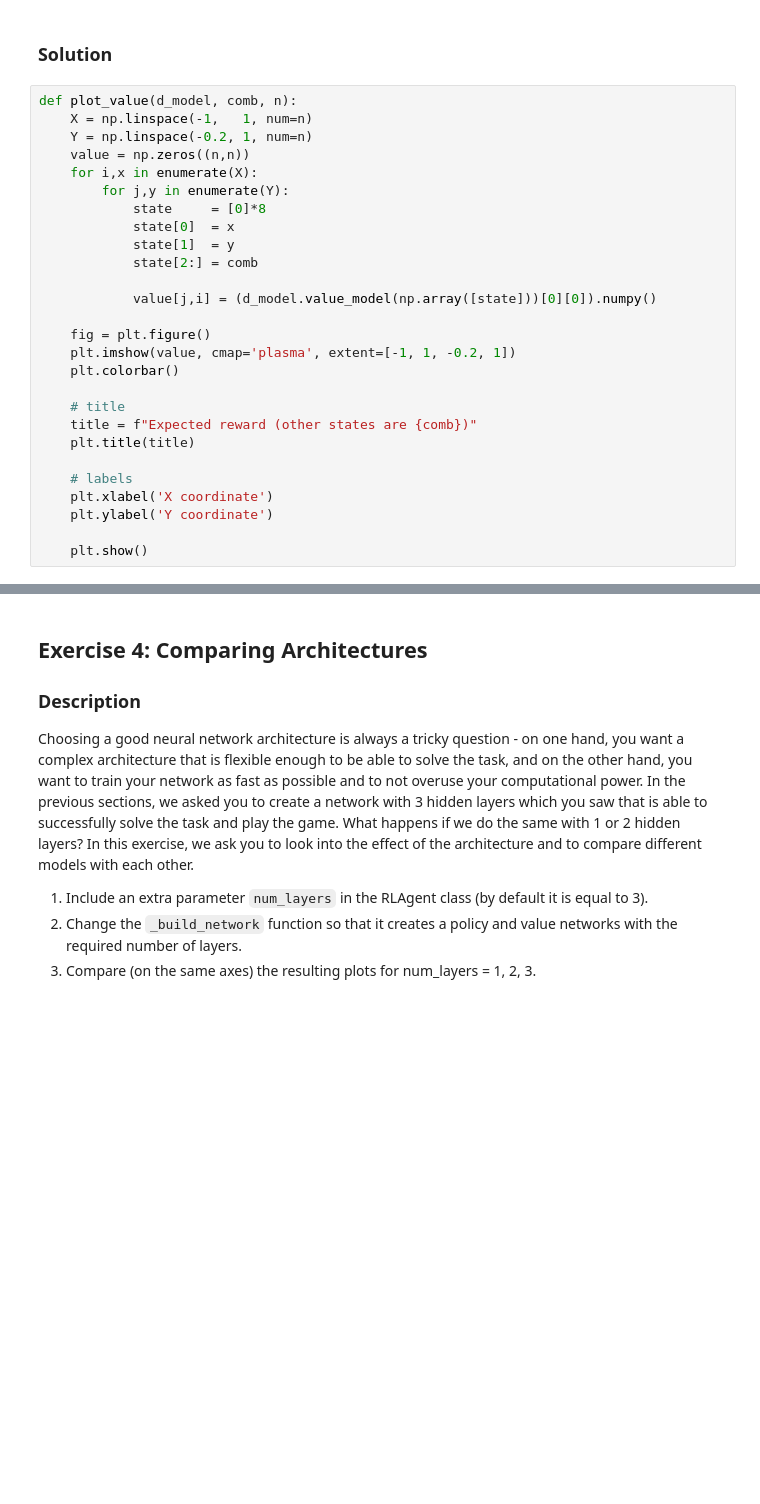
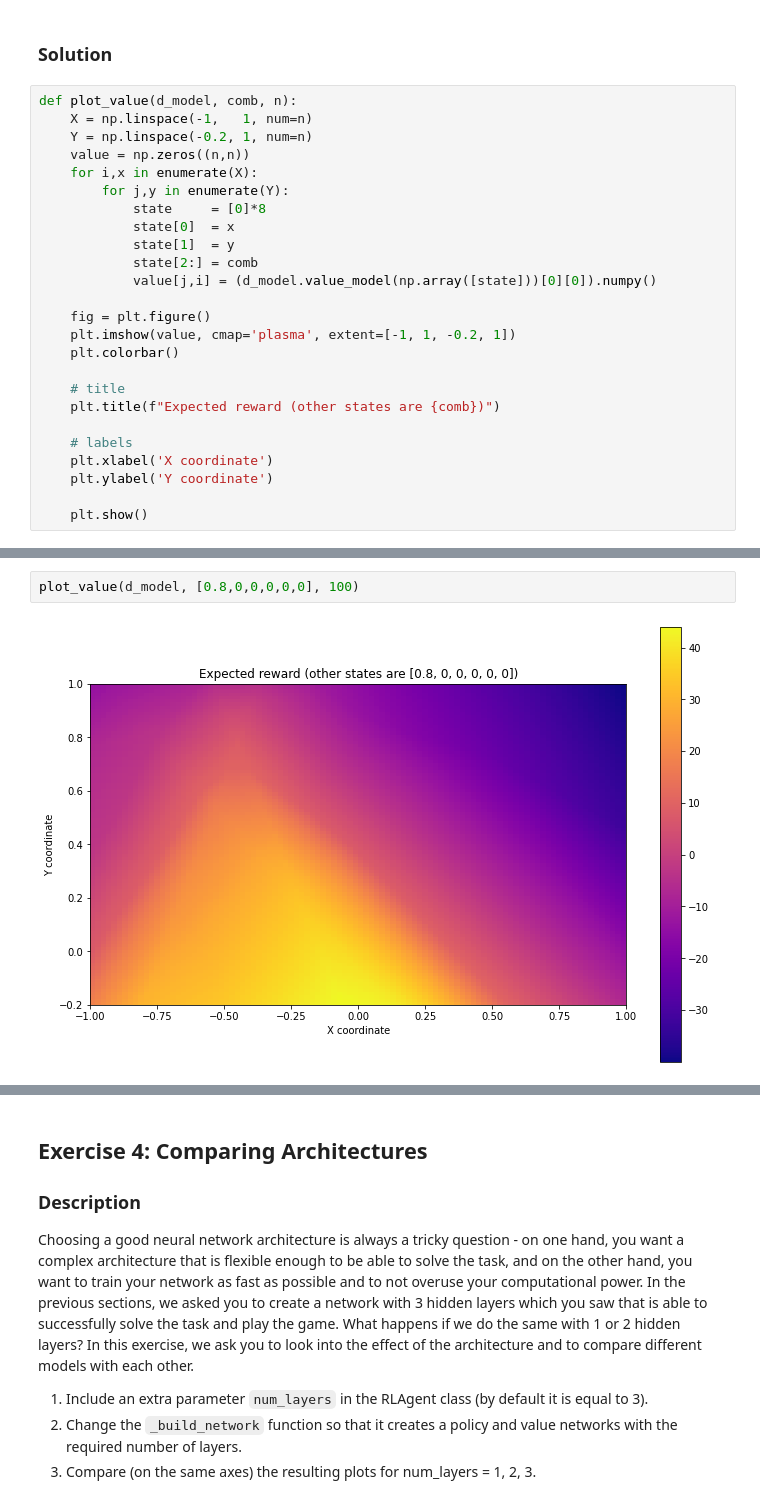
Before and after one commit to adrienbanse/CS456_RLproject, a Jupyter notebook: miniproject1.ipynb, the cells around one changed output, grey strips where cells are left out. Drawn from its saved outputs; the diff is of its cells as text; blank space fills up the shorter version.

```diff
--- a/miniproject1.ipynb
+++ b/miniproject1.ipynb
@@ -522,7 +506,6 @@ def plot_value(d_model, comb, n):
             state[0]  = x
             state[1]  = y
             state[2:] = comb
-
             value[j,i] = (d_model.value_model(np.array([state]))[0][0]).numpy()
 
     fig = plt.figure()
@@ -530,8 +513,7 @@ def plot_value(d_model, comb, n):
     plt.colorbar()
 
     # title
-    title = f"Expected reward (other states are {comb})"
-    plt.title(title)
+    plt.title(f"Expected reward (other states are {comb})")
 
     # labels
     plt.xlabel('X coordinate')
@@ -544,0 +527,4 @@ plot_value(d_model, [0,0,0,0,0,0], 100)
+# %%
+plot_value(d_model, [0.8,0,0,0,0,0], 100)
+# %% [output]
+[figure, added]
```
Also changed, not shown: parts of 23 cells of this notebook.
